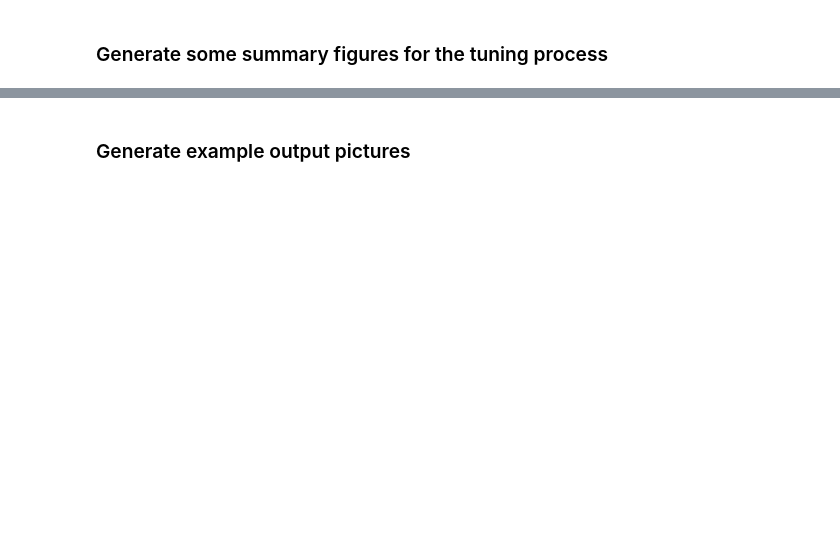
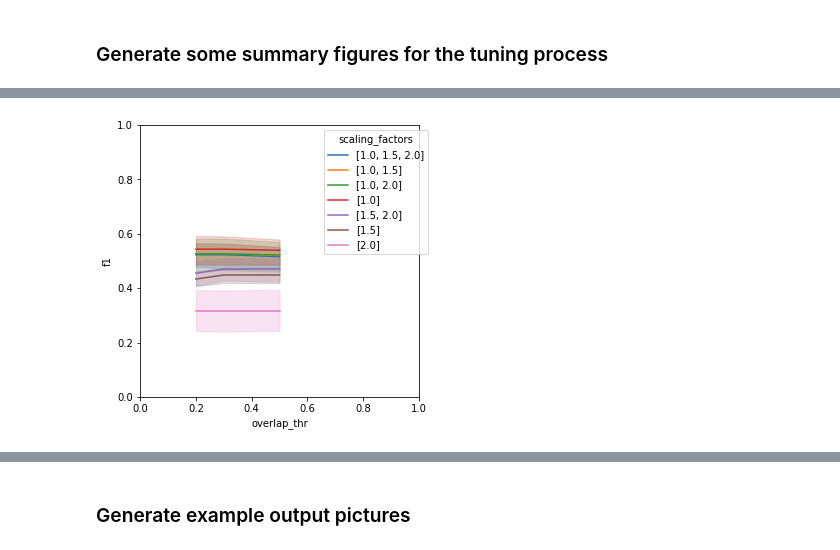
Before and after one commit to Iskriyana/deep-food, a Jupyter notebook: train_model.ipynb, the cells around one changed output, grey strips where cells are left out. Cells and saved outputs as stored; diff of their text form; code cells hidden in the pictures; blank space fills up the shorter version.

```diff
--- a/train_model.ipynb
+++ b/train_model.ipynb
@@ -609,0 +571,6 @@ if logging:
+# %%
+fig = training_vis.lines_f1_overlap_thr(metrics_df,
+                               logging=logging,
+                               logpath=os.path.join(logdir, 'figures/f1_overlap_thr.png'))
+# %% [output]
+[figure, added]
```
Also changed, not shown: parts of 29 cells of this notebook, 2 other files.
